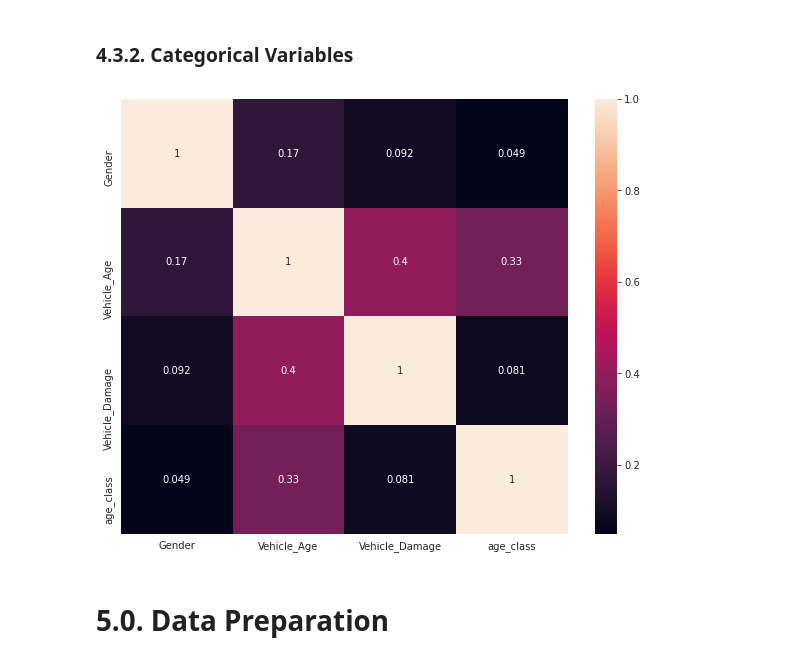
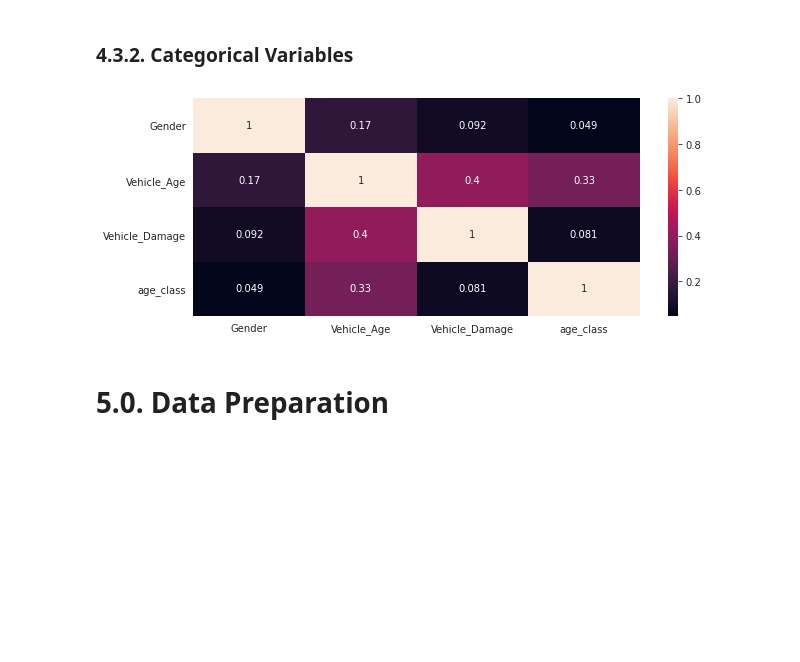
Before and after one commit to vfamim/insurance-all-churn, a Jupyter notebook: ver001_insurance_all.ipynb, the cells around one changed output. Cells and saved outputs as stored; diff of their text form; code cells hidden in the pictures; blank space fills up the shorter version.

```diff
--- a/ver001_insurance_all.ipynb
+++ b/ver001_insurance_all.ipynb
@@ -468,11 +466,11 @@ for column in columns:
 
 corr_cat = pd.DataFrame(dict_for_corr)
 # %%
-plt.figure(figsize=(10,8))
+plt.figure(figsize=(10,4))
 sns.heatmap(corr_cat, annot=True)
 plt.show()
 # %% [output]
-[figure, old version]
+[figure, new version]
 # %% [markdown]
 # 5.0. Data Preparation
 # %%
```
Also changed, not shown: parts of 41 cells of this notebook, 5 other files.
